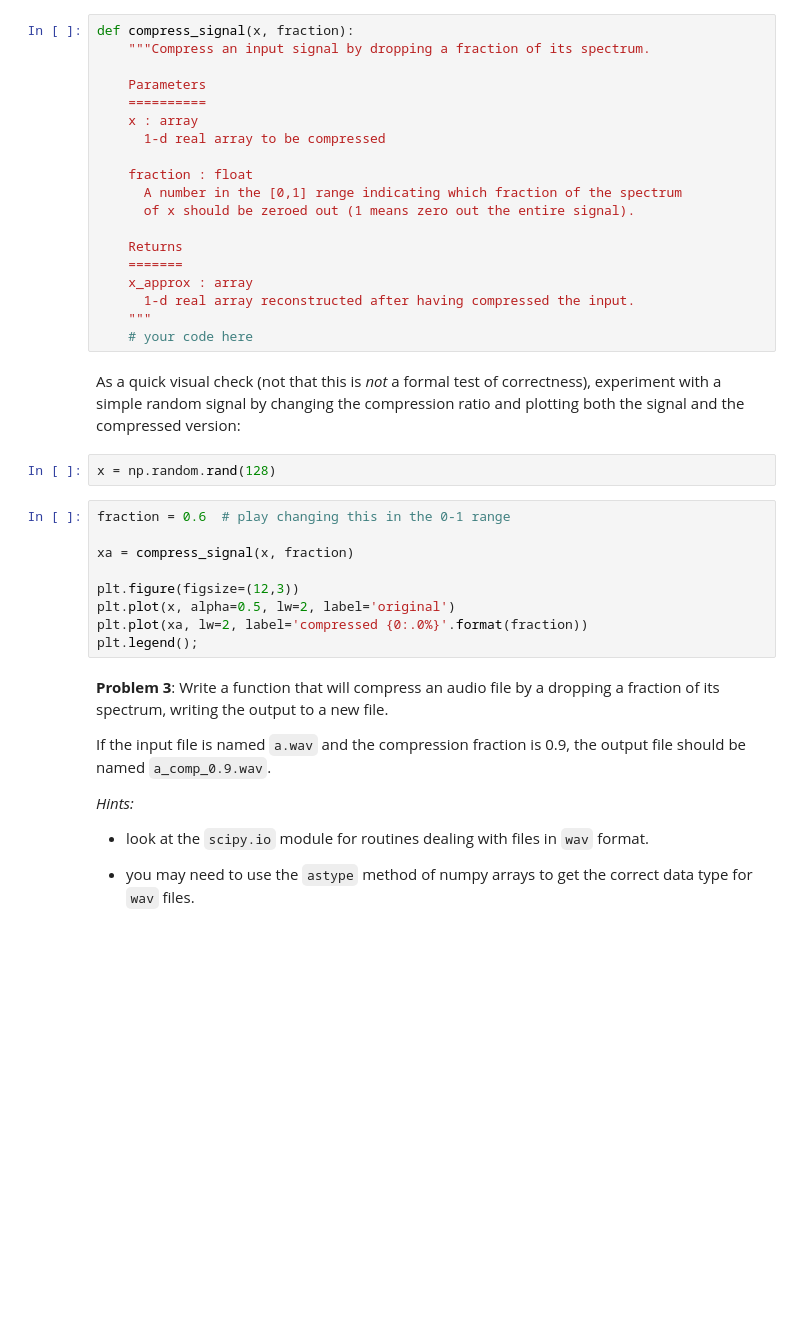
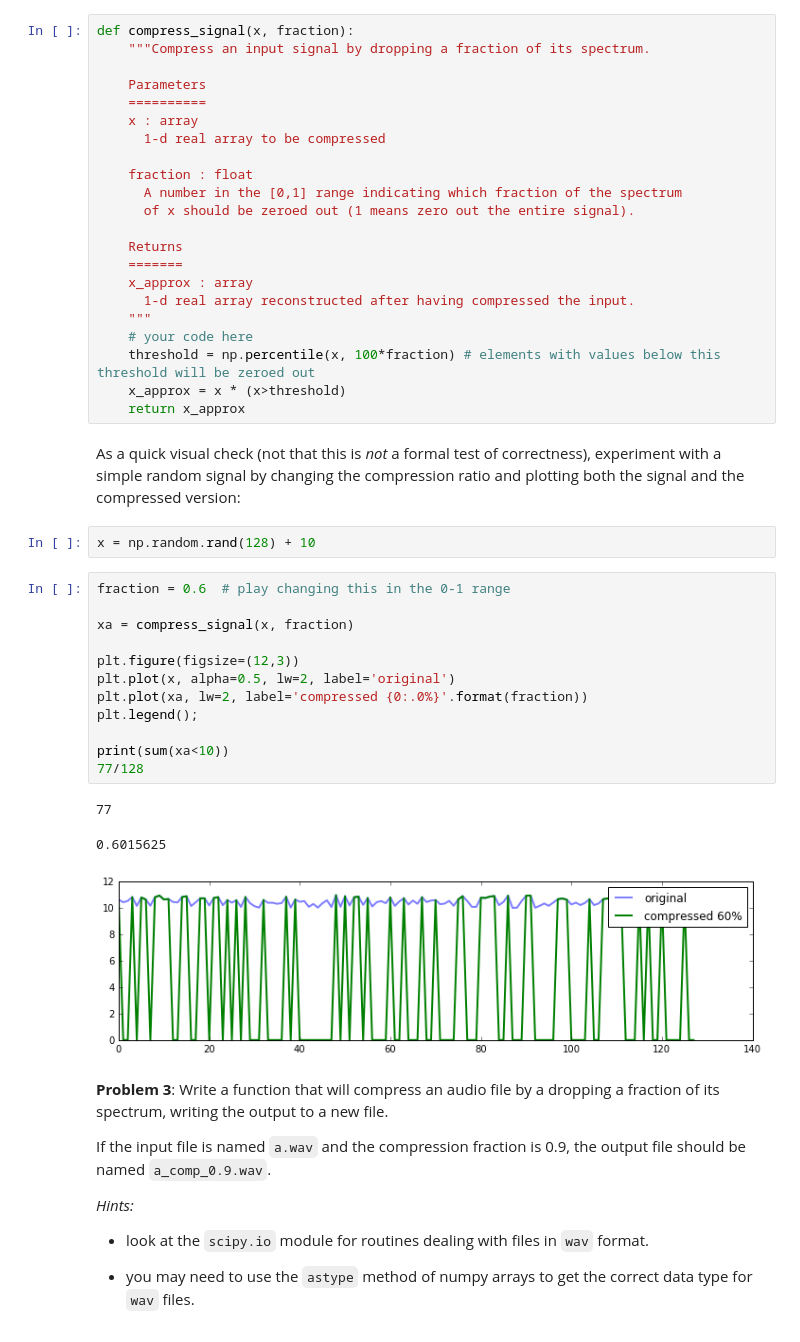
Before and after one commit to cyivy1992/AY250-homeworks, a Jupyter notebook: hw_1/hw_1_assignment.ipynb, the cells around one changed output. Saved outputs shown, nothing was run; the diff lists cells and outputs as text; blank space fills up the shorter version.

```diff
--- a/hw_1/hw_1_assignment.ipynb
+++ b/hw_1/hw_1_assignment.ipynb
@@ -227,19 +302,29 @@ def compress_signal(x, fraction):
       1-d real array reconstructed after having compressed the input.
     """
     # your code here
+    threshold = np.percentile(x, 100*fraction) # elements with values below this threshold will be zeroed out
+    x_approx = x * (x>threshold)
+    return x_approx
 # %% [markdown]
 As a quick visual check (not that this is *not* a formal test of correctness), experiment with a simple random signal by changing the compression ratio and plotting both the signal and the compressed version:
 # %%
-x = np.random.rand(128)
+x = np.random.rand(128) + 10
 # %%
 fraction = 0.6  # play changing this in the 0-1 range
 
 xa = compress_signal(x, fraction)
 
 plt.figure(figsize=(12,3))
 plt.plot(x, alpha=0.5, lw=2, label='original')
 plt.plot(xa, lw=2, label='compressed {0:.0%}'.format(fraction))
 plt.legend();
+
+print(sum(xa<10))
+77/128
+# %% [output]
+77
+0.6015625
+[figure, added]
 # %% [markdown]
 **Problem 3**: Write a function that will compress an audio file by a dropping a fraction of its spectrum, writing the output to a new file.
 
```
Also changed, not shown: parts of 12 cells of this notebook.
